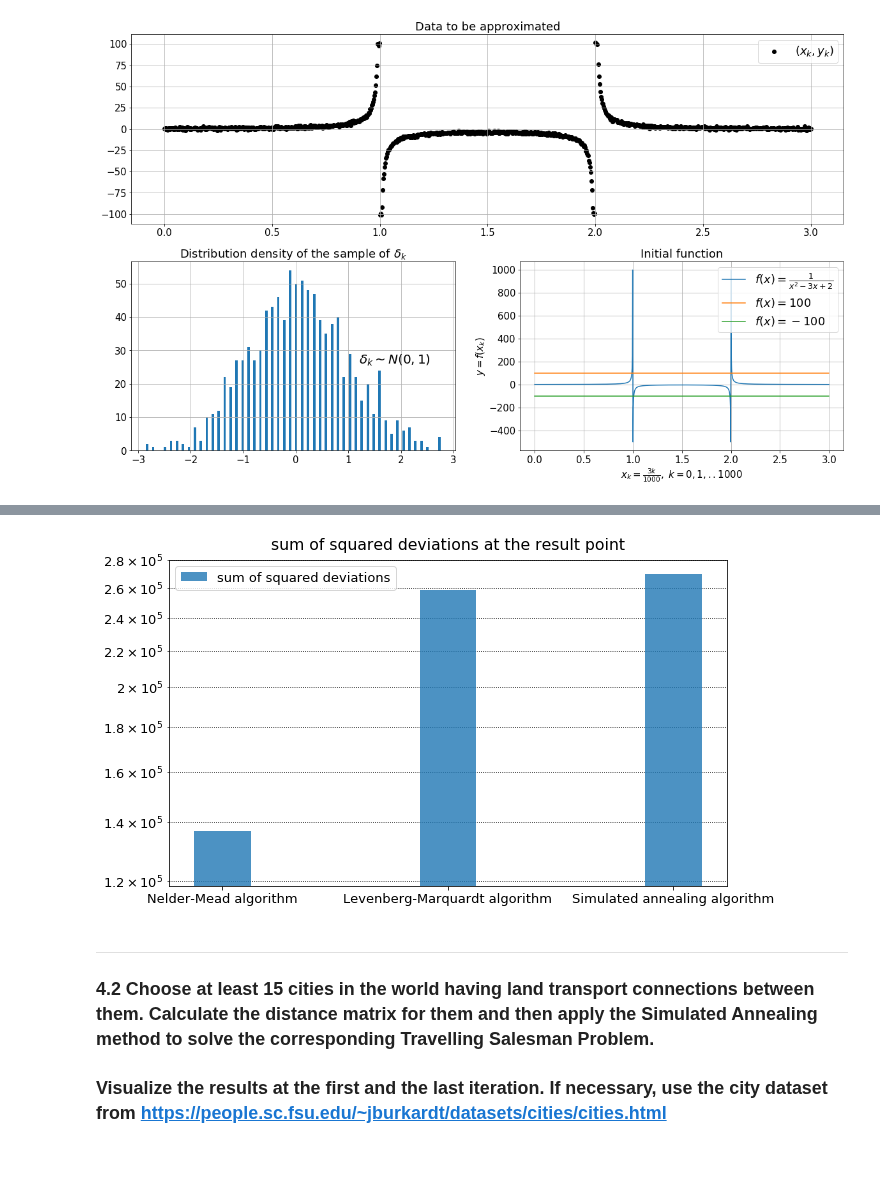
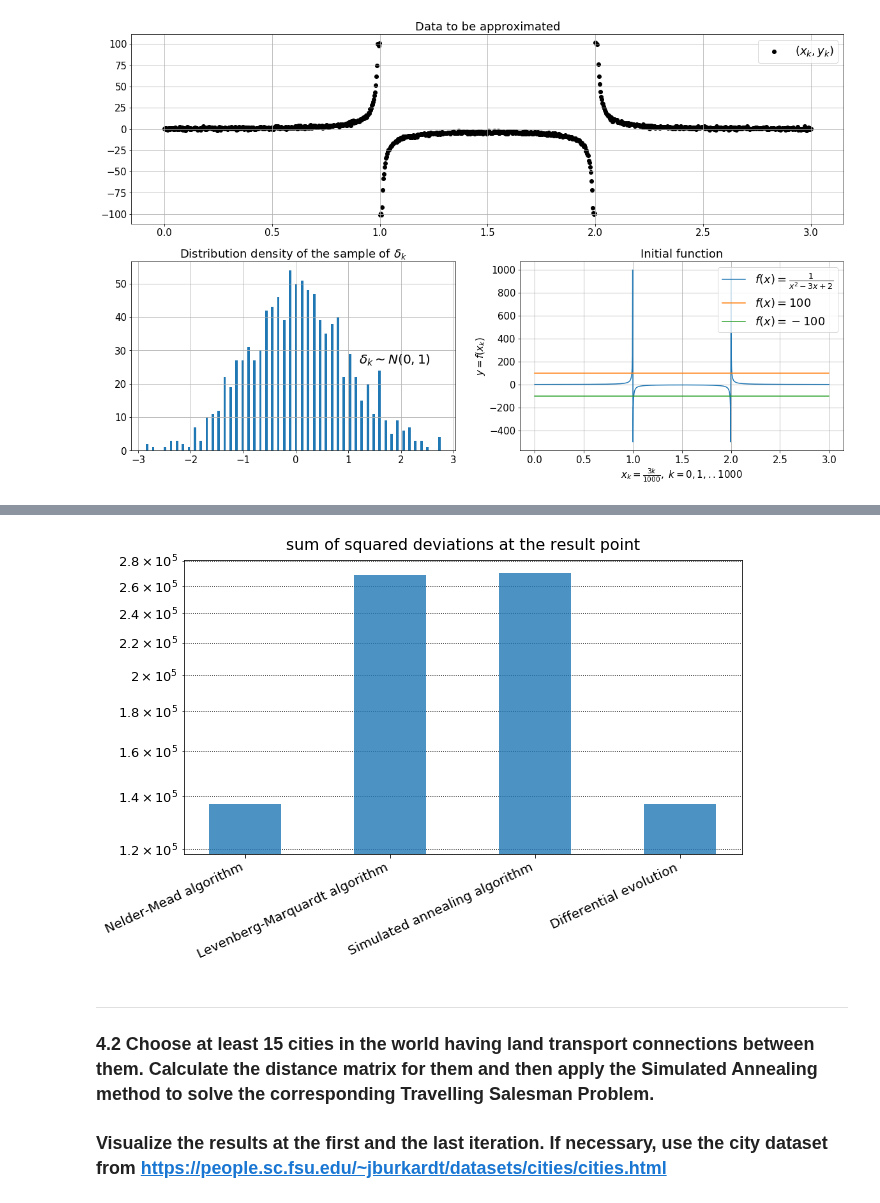
Before and after one commit to belpablo/Algorithms-21, a Jupyter notebook: Lab_4/Lab_4.ipynb, the cells around one changed output, grey strips where cells are left out. Drawn from its saved outputs; the diff is of its cells as text; code cells hidden in the pictures; blank space fills up the shorter version.

```diff
--- a/Lab_4/Lab_4.ipynb
+++ b/Lab_4/Lab_4.ipynb
@@ -246,7 +247,10 @@ def differential_evolution(cross_prob = 0.5, diff_weight = 1, pop_size = 15, max
 
             for i in range(agent_dim):
 
+                """ didn't understand, should we use normal or uniform distribution here """
+
                 rule_prob = np.random.normal(0, 1, 1)[0]
+                #rule_prob = uniform.rvs(size = 1)[0]
 
                 if rule_prob < cross_prob:
                     y_agent.append(a_agent[i] + diff_weight * (b_agent[i] - c_agent[i]))
@@ -279,10 +283,10 @@ def differential_evolution(cross_prob = 0.5, diff_weight = 1, pop_size = 15, max
 
 
 # Testing:--------------------------------------------------------------------------------------------------
-#algos_dict = {'Nelder-Mead algorithm': Nelder_Mead, 'Levenberg-Marquardt algorithm': Levenberg_Marquardt_scipy, \
-#             'Simulated annealing algorithm': simulated_annealing}
 
-algos_dict = {'Nelder-Mead algorithm': Nelder_Mead, 'Simulated annealing algorithm': simulated_annealing, \
+algos_dict = {'Nelder-Mead algorithm': Nelder_Mead, \
+              'Levenberg-Marquardt algorithm': Levenberg_Marquardt, \
+              'Simulated annealing algorithm': simulated_annealing, \
               'Differential evolution': differential_evolution}
 
 df = pd.DataFrame(columns = list(algos_dict.keys()), index = list('abcd')[:] + \
@@ -311,7 +315,7 @@ fig, ax = plt.subplots(figsize = (20, 12))
 plt.scatter(x_arr, y_arr, c = 'k', label = 'Data')
 
 for i in range(len(df.columns)):
-    plt.plot(x_arr, approx_func(x_arr, df[df.columns[i]][df.index[:-3]]), linewidth = 2)
+    plt.plot(x_arr, approx_func(x_arr, df[df.columns[i]][df.index[:-3]]), linewidth = (len(df.columns) - i + 1) * 0.8)
 
 plt.legend(list(df.columns)[:] + ['$(x_k, y_k)$'])
 plt.grid()
@@ -367,31 +360,31 @@ fig.autofmt_xdate(rotation = 25)
 # %%
 # Vizualization - comparison of the result
 
 mpl.rcParams.update({'font.size': 13})
 fig = plt.figure(figsize = (10, 6))
 
 ax = plt.axes()
 ax.yaxis.grid(True, zorder = 2)
 plt.title('sum of squared deviations at the result point', pad = 10)
 
 algos_names = df.columns
 xs = range(len(algos_names))
 
 plt.yscale('log')
 plt.bar([x  for x in xs], [df[key]['sum of squared deviations'] for key in algos_names], \
-        width = 0.25, alpha = 0.8, label = 'sum of squared deviations', zorder = 2)
+        width = 0.5, alpha = 0.8, label = 'sum of squared deviations', zorder = 2)
 
 plt.xticks([i for i in xs], algos_names)
-plt.legend(loc = 'best')
+#plt.legend(loc = 'best')
 
 ax.grid(which='minor',
         color = 'k',
         linestyle = ':')
 
-#fig.autofmt_xdate(rotation = 25)
-#fig.savefig('bars.png')
+fig.autofmt_xdate(rotation = 25)
+#fig.savefig('bars_1.png')
 # %% [output]
-[figure, old version]
+[figure, new version]
 # %% [markdown]
 -------------------------------------------------------------------------------------------------------------------------------
 
```
Also changed, not shown: parts of 4 cells of this notebook.
